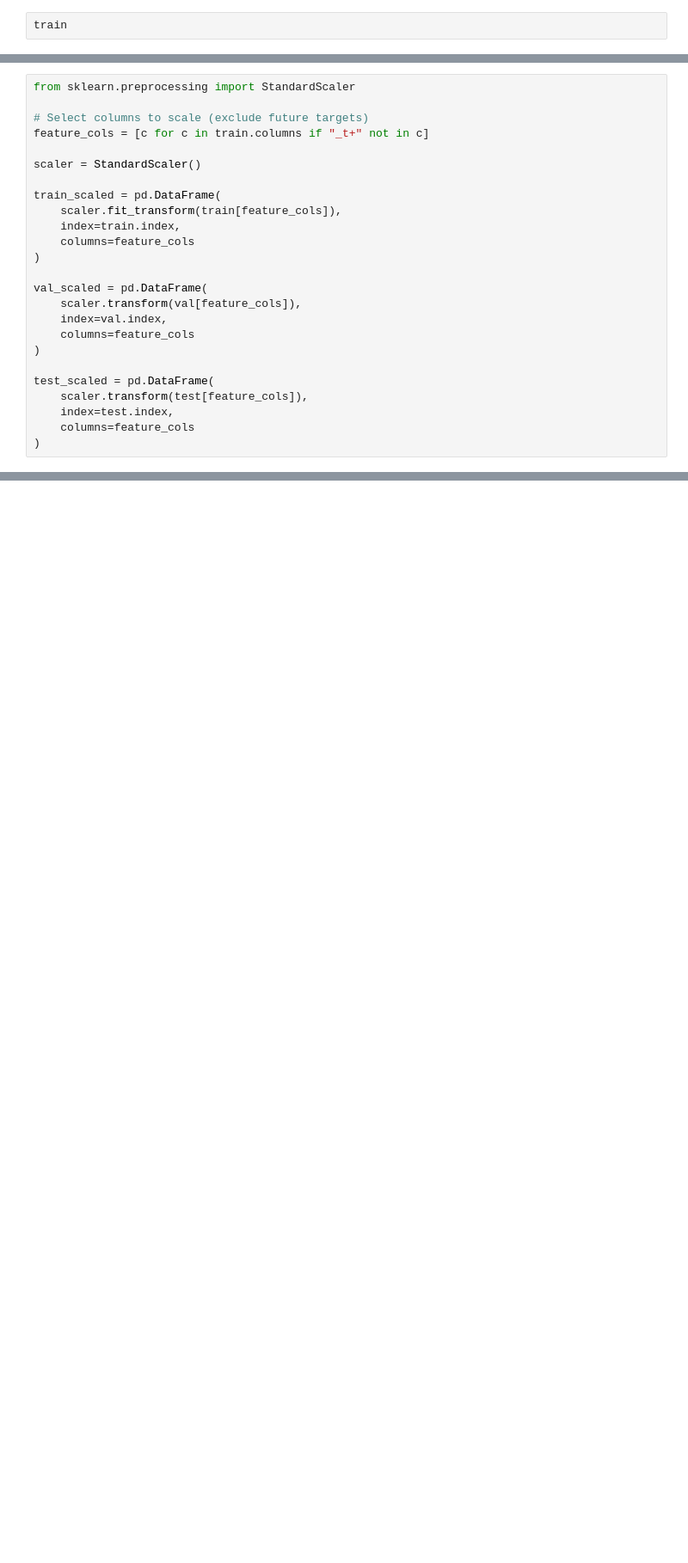
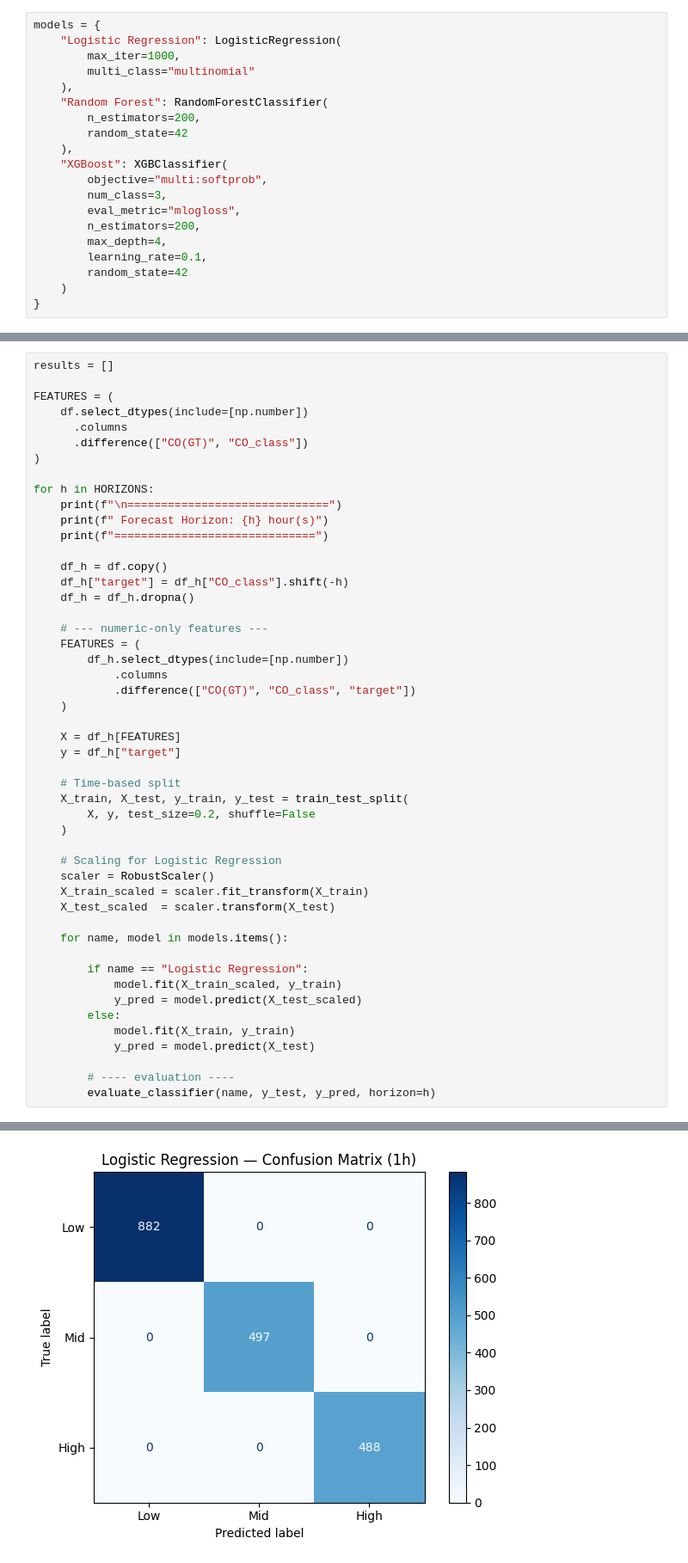
Before and after one commit to SCnR-ian/Machine-Learning---AirPollutionUCI, a Jupyter notebook: Classification.ipynb, the cells around one changed output, grey strips where cells are left out. Shown at 86% size. Cells and saved outputs as stored; diff of their text form; blank space fills up the shorter version.

```diff
--- a/Classification.ipynb
+++ b/Classification.ipynb
@@ -122,2 +92,20 @@ Test: (2247, 40)
 # %%
-train
+models = {
+    "Logistic Regression": LogisticRegression(
+        max_iter=1000,
+        multi_class="multinomial"
+    ),
+    "Random Forest": RandomForestClassifier(
+        n_estimators=200,
+        random_state=42
+    ),
+    "XGBoost": XGBClassifier(
+        objective="multi:softprob",
+        num_class=3,
+        eval_metric="mlogloss",
+        n_estimators=200,
+        max_depth=4,
+        learning_rate=0.1,
+        random_state=42
+    )
+}
@@ -139,25 +135,50 @@ train
 # %%
-from sklearn.preprocessing import StandardScaler
+results = []
 
-# Select columns to scale (exclude future targets)
-feature_cols = [c for c in train.columns if "_t+" not in c]
-
-scaler = StandardScaler()
-
-train_scaled = pd.DataFrame(
-    scaler.fit_transform(train[feature_cols]),
-    index=train.index,
-    columns=feature_cols
+FEATURES = (
+    df.select_dtypes(include=[np.number])
+      .columns
+      .difference(["CO(GT)", "CO_class"])
 )
 
-val_scaled = pd.DataFrame(
-    scaler.transform(val[feature_cols]),
-    index=val.index,
-    columns=feature_cols
-)
+for h in HORIZONS:
+    print(f"\n==============================")
+    print(f" Forecast Horizon: {h} hour(s)")
+    print(f"==============================")
 
-test_scaled = pd.DataFrame(
-    scaler.transform(test[feature_cols]),
-    index=test.index,
-    columns=feature_cols
-)
+    df_h = df.copy()
+    df_h["target"] = df_h["CO_class"].shift(-h)
+    df_h = df_h.dropna()
+
+    # --- numeric-only features ---
+    FEATURES = (
+        df_h.select_dtypes(include=[np.number])
+            .columns
+            .difference(["CO(GT)", "CO_class", "target"])
+    )
+
+    X = df_h[FEATURES]
+    y = df_h["target"]
+
+    # Time-based split
+    X_train, X_test, y_train, y_test = train_test_split(
+        X, y, test_size=0.2, shuffle=False
+    )
+
+    # Scaling for Logistic Regression
+    scaler = RobustScaler()
+    X_train_scaled = scaler.fit_transform(X_train)
+    X_test_scaled  = scaler.transform(X_test)
+
+    for name, model in models.items():
+
+        if name == "Logistic Regression":
+            model.fit(X_train_scaled, y_train)
+            y_pred = model.predict(X_test_scaled)
+        else:
+            model.fit(X_train, y_train)
+            y_pred = model.predict(X_test)
+
+        # ---- evaluation ----
+        evaluate_classifier(name, y_test, y_pred, horizon=h)
+# %% [output]
@@ -163,0 +199 @@ test_scaled = pd.DataFrame(
+[figure, added]
```
Also changed, not shown: parts of 14 cells of this notebook, 8 other files.
